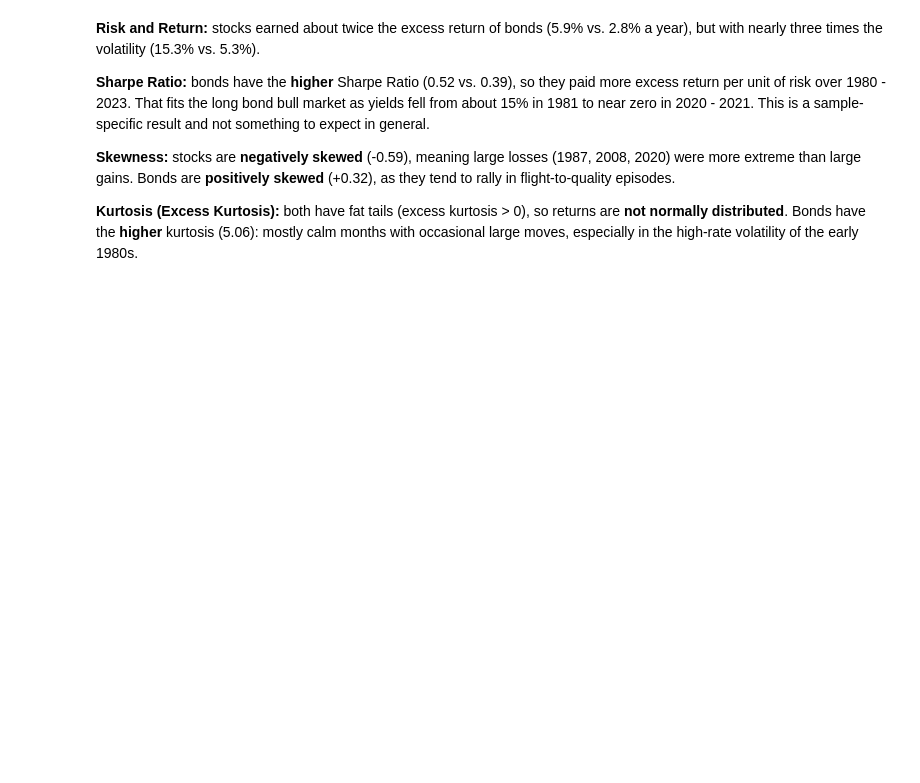
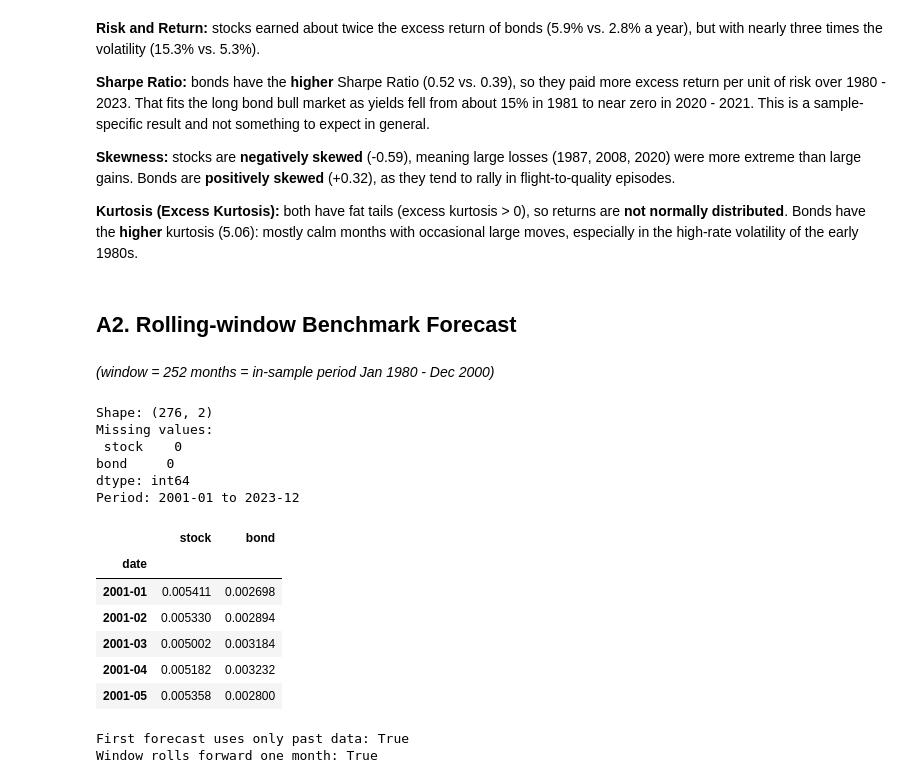
Before and after one commit to aboytech/Portfolio_Analyzer, a Jupyter notebook: Section A/Return_Forecasting_and_Portfolio_Allocation.ipynb, the cells around one changed output. Saved outputs shown, nothing was run; the diff lists cells and outputs as text; code cells hidden in the pictures; blank space fills up the shorter version.

```diff
--- a/Section A/Return_Forecasting_and_Portfolio_Allocation.ipynb
+++ b/Section A/Return_Forecasting_and_Portfolio_Allocation.ipynb
@@ -76,3 +76,45 @@ a1_stats.style.format({
 **Skewness:** stocks are **negatively skewed** (-0.59), meaning large losses (1987, 2008, 2020) were more extreme than large gains. Bonds are **positively skewed** (+0.32), as they tend to rally in flight-to-quality episodes.
 
 **Kurtosis (Excess Kurtosis):** both have fat tails (excess kurtosis > 0), so returns are **not normally distributed**. Bonds have the **higher** kurtosis (5.06): mostly calm months with occasional large moves, especially in the high-rate volatility of the early 1980s.
+# %% [markdown]
+## A2. Rolling-window Benchmark Forecast
+# %% [markdown]
+ *(window = 252 months = in-sample period Jan 1980 - Dec 2000)*
+# %%
+WINDOW = 252
+OOS_START = "2001-01"
+
+bench = af.benchmark_forecast(excess, window = WINDOW, oos_start = OOS_START)
+
+# Sanity checks
+print(f"Shape: {bench.shape}")
+print(f"Missing values: \n {bench.isna().sum()}")
+print(f"Period: {bench.index[0]} to {bench.index[-1]}")
+
+bench.head()
+# %% [output]
+Shape: (276, 2)
+Missing values:
+ stock    0
+bond     0
+dtype: int64
+Period: 2001-01 to 2023-12
+|  | stock | bond |
+| date |  |  |
+| 2001-01 | 0.005411 | 0.002698 |
+| 2001-02 | 0.005330 | 0.002894 |
+| 2001-03 | 0.005002 | 0.003184 |
+| 2001-04 | 0.005182 | 0.003232 |
+| 2001-05 | 0.005358 | 0.002800 |
+# %%
+# Check 1: first forecast (Jan 2001) = mean of Jan 1980 - Dec 2000 -> no 2001 used
+check_first = np.isclose(bench.loc["2001-01"], excess.loc["1980-01":"2000-12"].mean())
+
+# Check 2: second forecast (Feb 2001) = mean of Feb 1980 - Jan 2001 -> window rolls, not expands
+check_second = np.isclose(bench.loc["2001-02"], excess.loc["1980-02":"2001-01"].mean())
+
+print(f"First forecast uses only past data: {check_first.all()}")
+print(f"Window rolls forward one month: {check_second.all()}")
+# %% [output]
+First forecast uses only past data: True
+Window rolls forward one month: True
```
Also changed, not shown: parts of 2 cells of this notebook, 1 other file.
